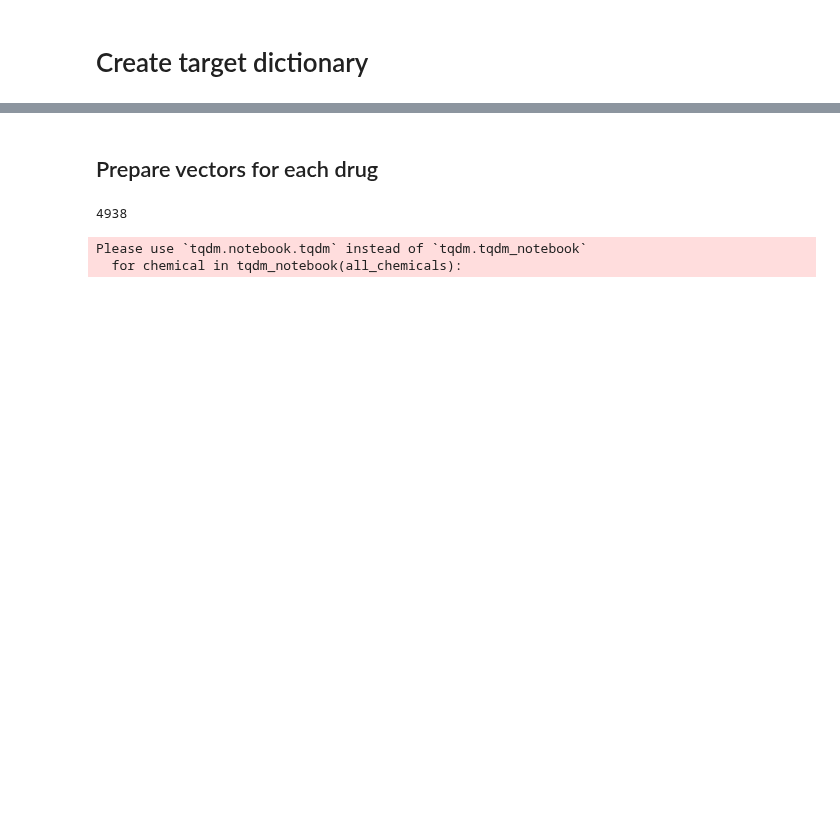
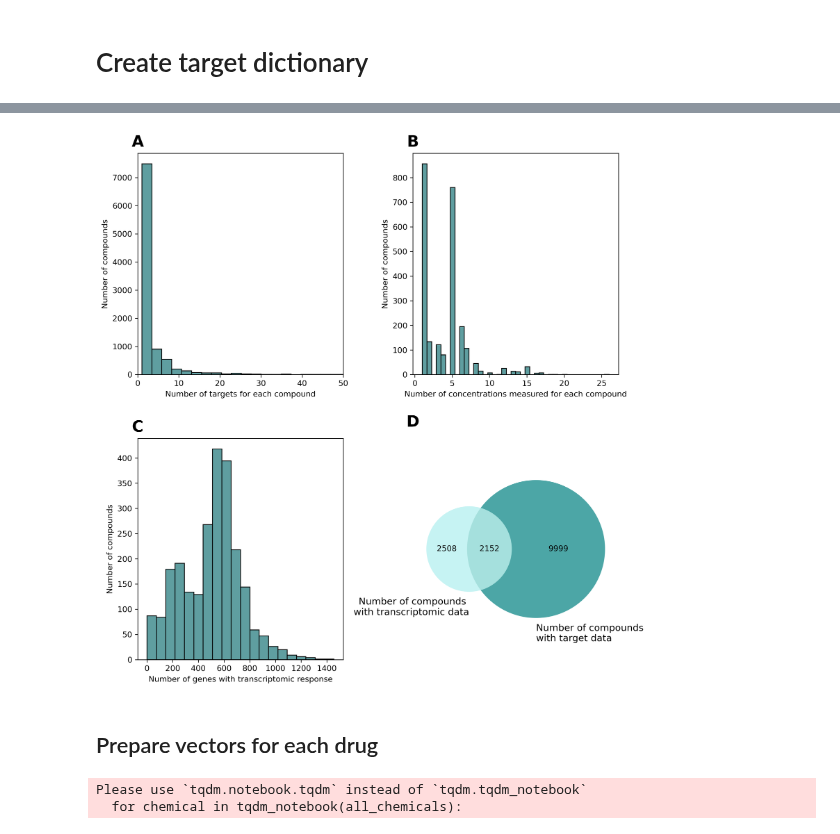
Before and after one commit to enveda/transcriptomic-target-correlation, a Jupyter notebook: notebooks/1_chempert_preprocessing.ipynb, the cells around one changed output, grey strips where cells are left out. Cells and saved outputs as stored; diff of their text form; code cells hidden in the pictures; blank space fills up the shorter version.

```diff
--- a/notebooks/1_chempert_preprocessing.ipynb
+++ b/notebooks/1_chempert_preprocessing.ipynb
@@ -421,2 +366,70 @@ plt.show()
+# %%
+#Create venn diagram of number of chemicals in target_dict and transcriptomics_dict
+plt.figure(dpi=300, figsize=([10,10]))
+
+#Get number of targets for each compound
+target_counter = {compound: len(target_dict[compound]) for compound in target_dict.keys()}
+regulated_counter = {compound:len(set.union(*[set(transcriptomics_dict[compound][cell_type])
+                                              for cell_type in transcriptomics_dict[compound].keys()]))
+                     for compound in transcriptomics_dict.keys()}
+
+# Create plot A
+plt.subplot(2,2,1)
+plt.hist(target_counter.values(), bins=100, ec='black', color='cadetblue')
+plt.xlabel('Number of targets for each compound')
+plt.ylabel('Number of compounds')
+plt.xlim(0,50) # Note that x limit has been applied
+plt.text(0, 1.05, string.ascii_uppercase[0],
+        size=20, weight='bold', horizontalalignment='center',
+        verticalalignment='center',
+        transform = plt.gca().transAxes)
+
+# Create plot B
+plt.subplot(2,2,2)
+plt.hist([
+    len(concentrations)
+    for chemical, concentrations in transcriptomics_dict.items()
+], bins=40, ec='black', color='cadetblue')
+plt.xlabel('Number of concentrations measured for each compound')
+plt.ylabel('Number of compounds')
+plt.text(0, 1.05, string.ascii_uppercase[1],
+        size=20, weight='bold', horizontalalignment='center',
+        verticalalignment='center',
+        transform = plt.gca().transAxes)
+
+# Create plot C
+plt.subplot(2,2,3)
+plt.hist(regulated_counter.values(), bins=20, ec='black', color='cadetblue')
+plt.ylabel('Number of compounds')
+plt.xlabel('Number of genes with transcriptomic response')
+plt.text(0, 1.05, string.ascii_uppercase[2],
+        size=20, weight='bold', horizontalalignment='center',
+        verticalalignment='center',
+        transform = plt.gca().transAxes)
+
+# Get numbers for venn diagram
+num_transcriptomic = len(set([x for x in response_metdata_df['Chemical_ID'] if not pd.isna(x)]))
+num_target = len(set([x for x in drug_target_df['Chemical ID'] if not pd.isna(x)]))
+
+# Create plot D
+plt.subplot(2,2,4)
+c = venn2(subsets = (num_transcriptomic, num_target,
+                     len(chemicals_to_correlate)),
+                    set_labels = ('Number of compounds \nwith transcriptomic data',
+                                  'Number of compounds \nwith target data'),
+                    set_colors=('paleturquoise', 'teal'), alpha=.7)
+c.get_patch_by_id('11').set_color('lightseagreen')
+c.get_patch_by_id('11').set_edgecolor('none')
+c.get_patch_by_id('11').set_alpha(0.4)
+plt.text(0, 1.27, string.ascii_uppercase[3],
+        size=20, weight='bold', horizontalalignment='center',
+        verticalalignment='center',
+        transform = plt.gca().transAxes)
+
+plt.tight_layout()
+plt.savefig('../figures/figure_2.png', bbox_inches='tight')
+plt.show()
+# %% [output]
+[figure, added]
 # %% [markdown]
 ## Prepare vectors for each drug
@@ -429,10 +455,8 @@ plt.show()
 
 # targets -> [0,0,0,0,0,0,1,0,0,0,0,0,...]
 # response -> [0,0,1,0,1,1,0,-1,0,0,0,0,...]
+
 columns_genes = sorted(
     list(set(gene_counter_targets.keys()).union(set(gene_counter_transcriptomics.keys())))
 )
-len(columns_genes)
-# %% [output]
-4938
 # %%
```
Also changed, not shown: parts of 21 cells of this notebook.
